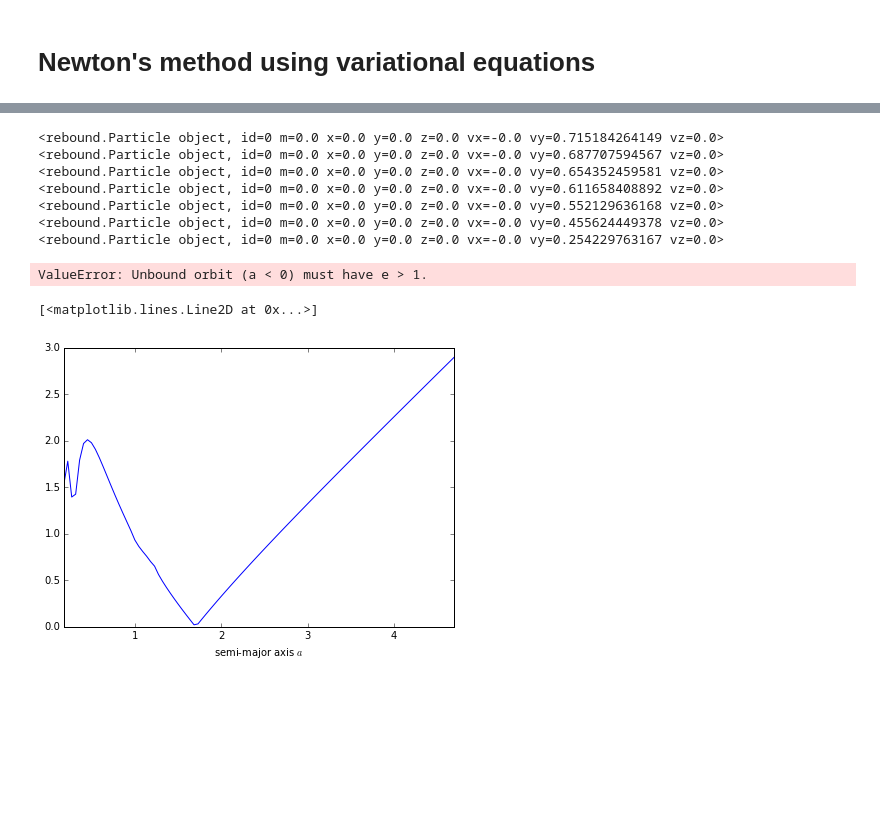
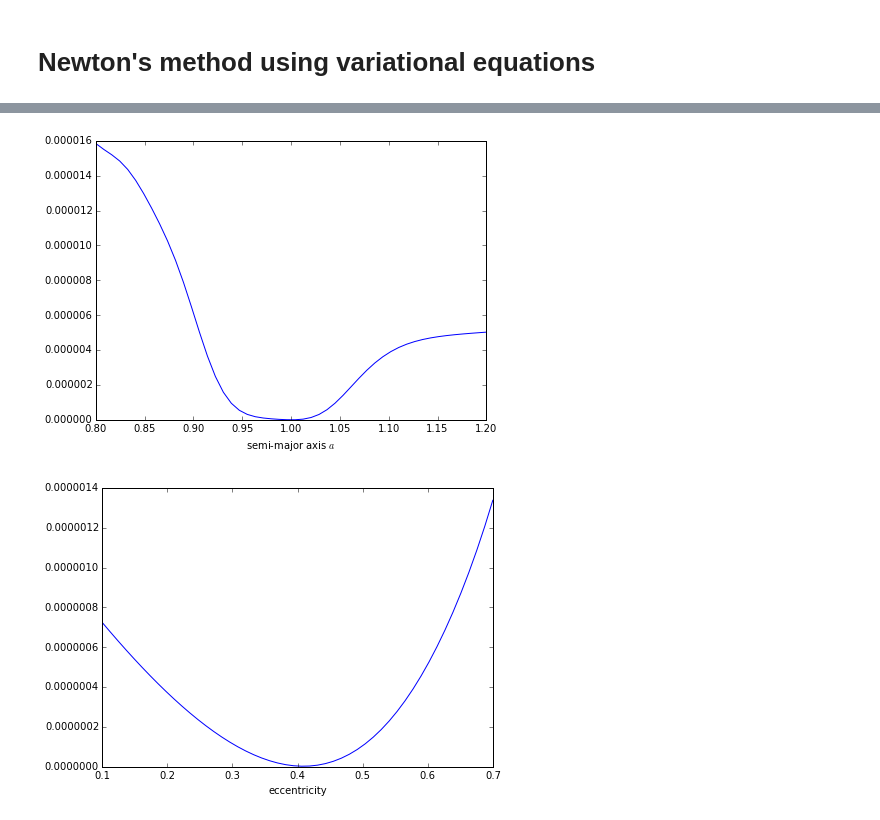
Before and after one commit to hannorein/rebound, a Jupyter notebook: ipython_examples/Newton's method using variational equations.ipynb, the cells around one changed output, grey strips where cells are left out. Cells and saved outputs as stored; diff of their text form; code cells hidden in the pictures; blank space fills up the shorter version.

```diff
--- a/ipython_examples/Newton's method using variational equations.ipynb
+++ b/ipython_examples/Newton's method using variational equations.ipynb
@@ -8 +109,13 @@ import matplotlib.pyplot as plt
+# %%
+fig = plt.figure(figsize=(7,5))
+ax = plt.subplot(111)
+ax.set_xlabel("semi-major axis $a$")
+im = ax.plot(grid_a,grid[N/2,:])
+fig = plt.figure(figsize=(7,5))
+ax = plt.subplot(111)
+ax.set_xlabel("eccentricity")
+im = ax.plot(grid_e,grid[:,N/2])
+# %% [output]
+[figure, added]
+[figure, added]
 # %%
@@ -59,37 +134,0 @@ def evaluate(x):
-# %%
-x = np.array((3.698, 0.105))
-N_it = 10
-chain = np.zeros((N_it,2))
-for i in range(N_it):
-    f, df, ddf = evaluate(x)
-    Delta_x = -np.dot(np.linalg.inv(ddf),df)
-    Delta_x = np.array((-df[0]/ddf[0][0],0))
-    #Delta_x = - np.array((1./ddf[0][0]*df[0],0))
-    #Delta_x = - np.array((0.,1./ddf[1][1]*df[1]))
-
-    chain[i] = (f, x[0])
-
-    x = x + 0.01*Delta_x
-# %% [output]
-<rebound.Particle object, id=0 m=0.0 x=0.0 y=0.0 z=0.0 vx=-0.0 vy=0.715184264149 vz=0.0>
-<rebound.Particle object, id=0 m=0.0 x=0.0 y=0.0 z=0.0 vx=-0.0 vy=0.687707594567 vz=0.0>
-<rebound.Particle object, id=0 m=0.0 x=0.0 y=0.0 z=0.0 vx=-0.0 vy=0.654352459581 vz=0.0>
-<rebound.Particle object, id=0 m=0.0 x=0.0 y=0.0 z=0.0 vx=-0.0 vy=0.611658408892 vz=0.0>
-<rebound.Particle object, id=0 m=0.0 x=0.0 y=0.0 z=0.0 vx=-0.0 vy=0.552129636168 vz=0.0>
-<rebound.Particle object, id=0 m=0.0 x=0.0 y=0.0 z=0.0 vx=-0.0 vy=0.455624449378 vz=0.0>
-<rebound.Particle object, id=0 m=0.0 x=0.0 y=0.0 z=0.0 vx=-0.0 vy=0.254229763167 vz=0.0>
-ValueError: Unbound orbit (a < 0) must have e > 1.
-# %%
-fig = plt.figure(figsize=(7,5))
-ax = plt.subplot(111)
-extent = [min(grid_a),max(grid_a)]
-ax.set_xlim(extent[0],extent[1])
-ax.set_xlabel("semi-major axis $a$")
-ax.plot(grid_a,grid)
-#ax.plot(grid_a,grid_da)
-#ax.plot(chain[:,0],chain[:,1])
-#ax.plot(chain[:,0],chain[:,1],"ro",color="blue")
-#ax.plot(chain[0,0],chain[0,1],"ro")
-# %% [output]
-[<matplotlib.lines.Line2D at 0x...>]
-[figure, removed]
```
Also changed, not shown: parts of 9 cells of this notebook, 1 other file.
